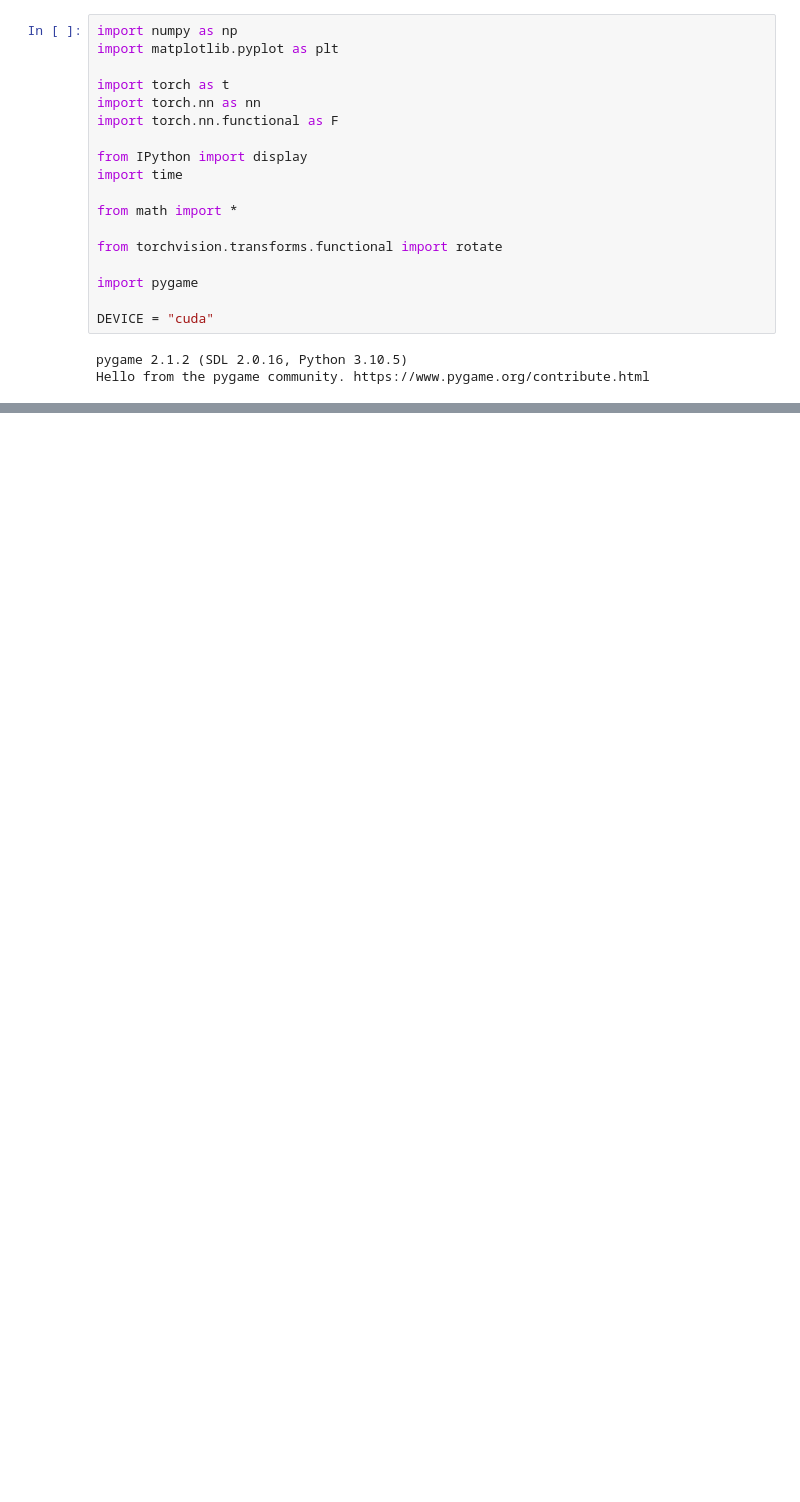
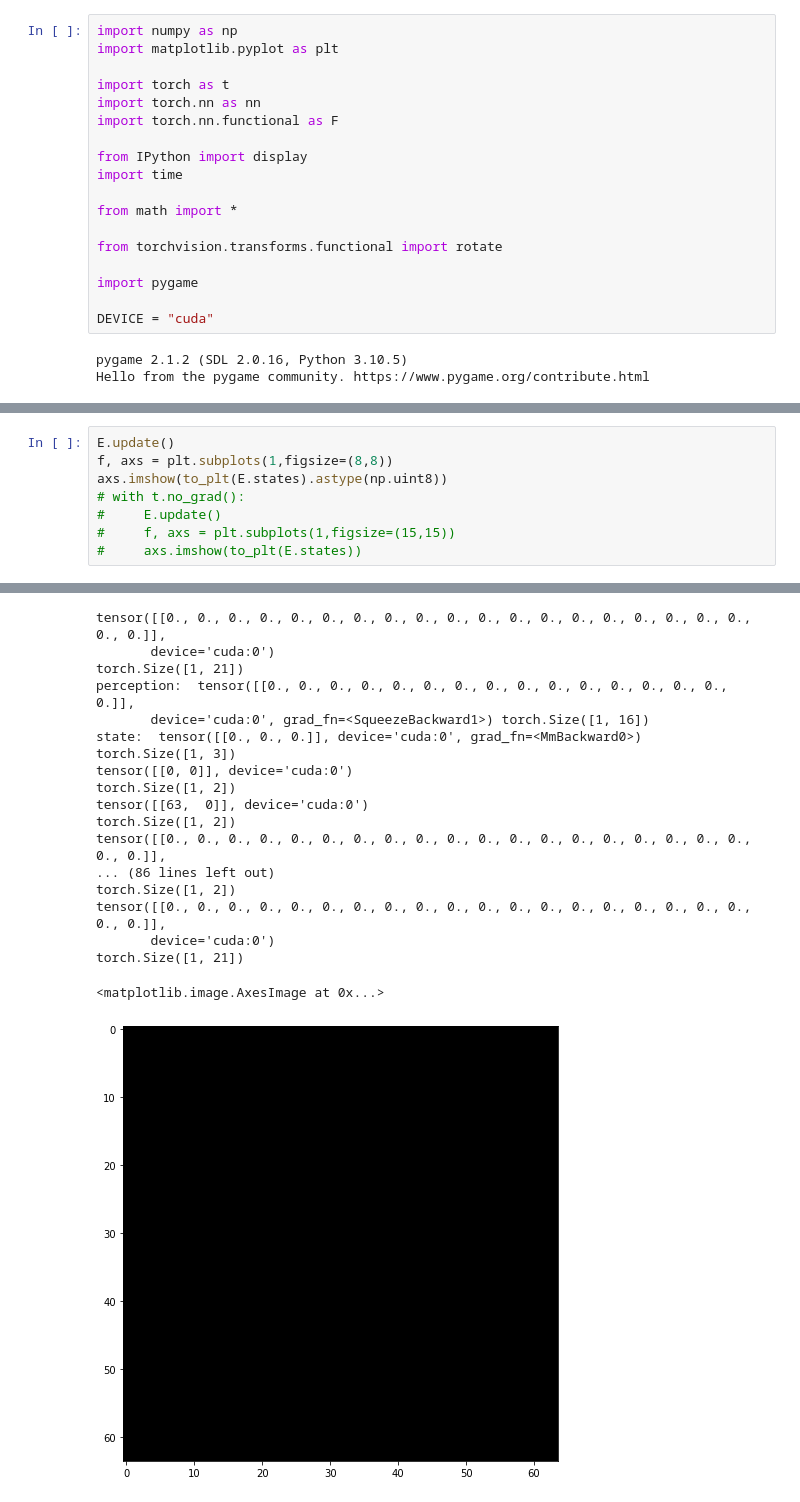
Before and after one commit to izzortsi/torch-abm, a Jupyter notebook: torch_abm_clean_2.ipynb, the cells around one changed output, grey strips where cells are left out. Cells and saved outputs as stored; diff of their text form; blank space fills up the shorter version.

```diff
--- a/torch_abm_clean_2.ipynb
+++ b/torch_abm_clean_2.ipynb
@@ -279,0 +298,9 @@ screen = pygame.display.set_mode((MULT*RES,MULT*RES), 0, 24)
+# %%
+E.update()
+f, axs = plt.subplots(1,figsize=(8,8))
+axs.imshow(to_plt(E.states).astype(np.uint8))
+# with t.no_grad():
+#     E.update()
+#     f, axs = plt.subplots(1,figsize=(15,15))
+#     axs.imshow(to_plt(E.states))
+# %% [output]
@@ -279,0 +324,19 @@ screen = pygame.display.set_mode((MULT*RES,MULT*RES), 0, 24)
+tensor([[0., 0., 0., 0., 0., 0., 0., 0., 0., 0., 0., 0., 0., 0., 0., 0., 0., 0., 0., 0., 0.]],
+       device='cuda:0')
+torch.Size([1, 21])
+perception:  tensor([[0., 0., 0., 0., 0., 0., 0., 0., 0., 0., 0., 0., 0., 0., 0., 0.]],
+       device='cuda:0', grad_fn=<SqueezeBackward1>) torch.Size([1, 16])
+state:  tensor([[0., 0., 0.]], device='cuda:0', grad_fn=<MmBackward0>)
+torch.Size([1, 3])
+tensor([[0, 0]], device='cuda:0')
+torch.Size([1, 2])
+tensor([[63,  0]], device='cuda:0')
+torch.Size([1, 2])
+tensor([[0., 0., 0., 0., 0., 0., 0., 0., 0., 0., 0., 0., 0., 0., 0., 0., 0., 0., 0., 0., 0.]],
+... (86 lines left out)
+torch.Size([1, 2])
+tensor([[0., 0., 0., 0., 0., 0., 0., 0., 0., 0., 0., 0., 0., 0., 0., 0., 0., 0., 0., 0., 0.]],
+       device='cuda:0')
+torch.Size([1, 21])
+<matplotlib.image.AxesImage at 0x...>
+[figure, added]
```
Also changed, not shown: parts of 35 cells of this notebook, 13 other files.
